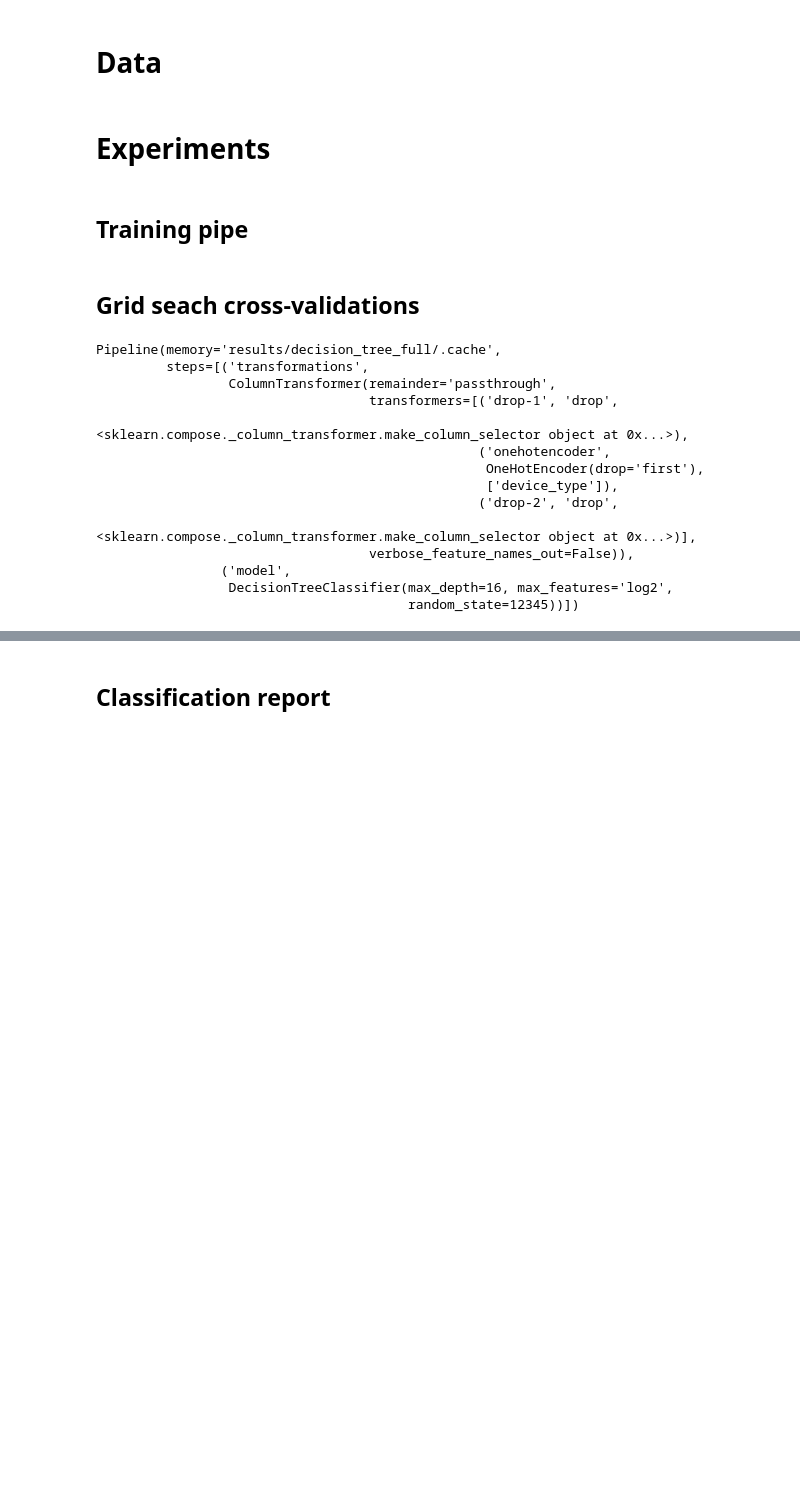
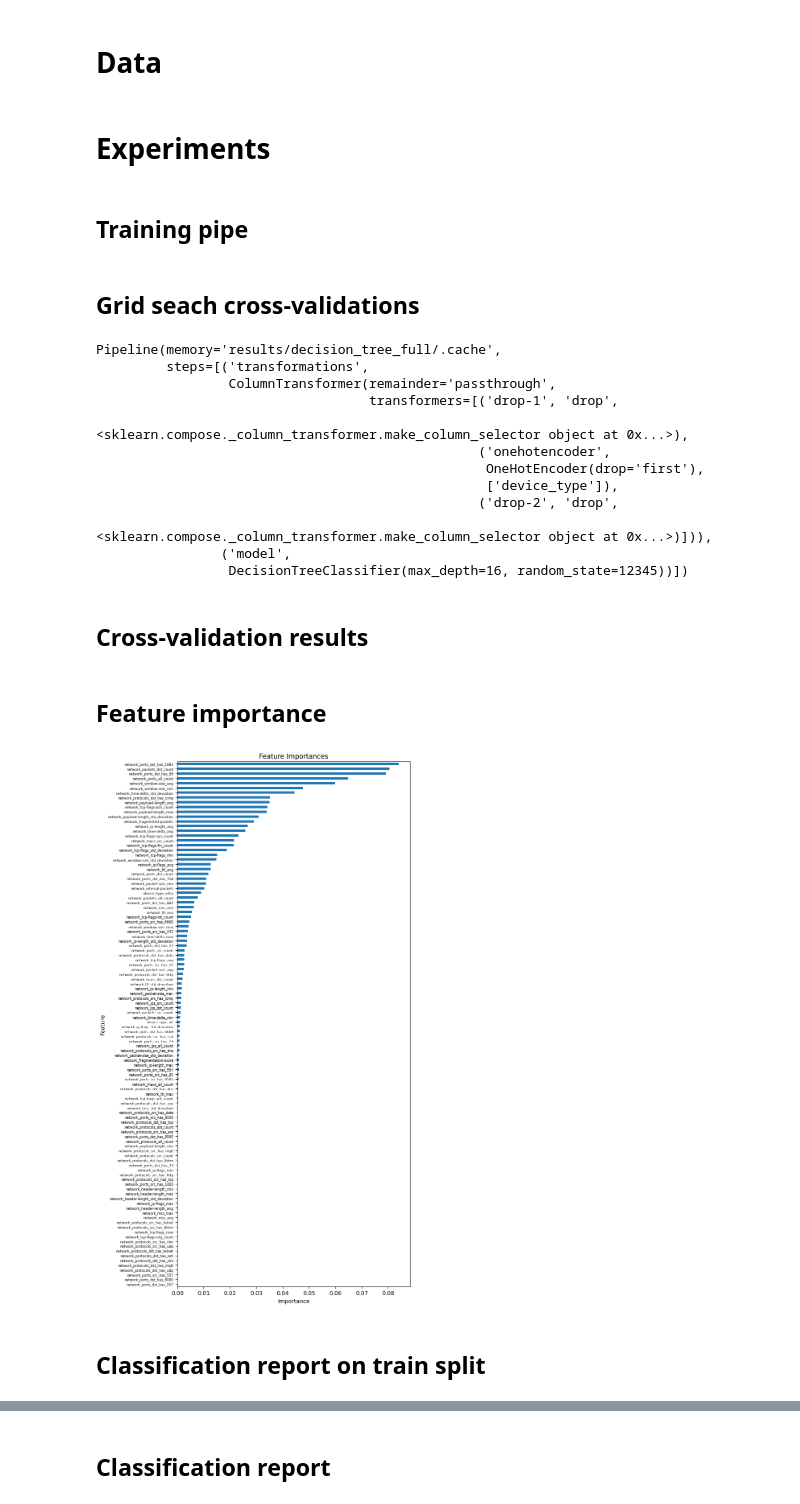
Before and after one commit to nelioasousa/iiot_threat_detec, a Jupyter notebook: experiments/decision_tree.ipynb, the cells around one changed output, grey strips where cells are left out. Drawn from its saved outputs; the diff is of its cells as text; code cells hidden in the pictures; blank space fills up the shorter version.

```diff
--- a/experiments/decision_tree.ipynb
+++ b/experiments/decision_tree.ipynb
@@ -40,16 +40,16 @@ def prepare_experiment(
         experiment["transformers"] = make_column_transformer(
             ("drop", make_column_selector(r"^label")),
             (OneHotEncoder(drop="first"), ["device_type"]),
-            ("drop", make_column_selector(dtype_exclude="number")),
+            ("drop", make_column_selector(dtype_exclude=["number", "bool"])),
             remainder="passthrough",
-            verbose_feature_names_out=False,
+            verbose_feature_names_out=True,
         )
     else:
         experiment["transformers"] = make_column_transformer(
             ("drop", make_column_selector(r"^label")),
-            ("drop", make_column_selector(dtype_exclude="number")),
+            ("drop", make_column_selector(dtype_exclude=["number", "bool"])),
             remainder="passthrough",
-            verbose_feature_names_out=False,
+            verbose_feature_names_out=True,
         )
     results_dir = Path(f"results/decision_tree_{which}/")
     if results_dir.is_dir():
@@ -64,7 +64,7 @@ def prepare_experiment(
     experiment["cache_dir"] = str(cache_dir)
     return experiment
 # %%
-experiment = prepare_experiment(which="full")
+experiment = prepare_experiment(which="full", overwrite=True)
 
 X_train, y_train = experiment["train"]
 sample_weight = experiment["sample_weight"]
@@ -118,8 +118,8 @@ Pipeline(memory='results/decision_tree_full/.cache',
                                                   OneHotEncoder(drop='first'),
                                                   ['device_type']),
                                                  ('drop-2', 'drop',
-                                                  <sklearn.compose._column_transformer.make_column_selector object at 0x...>)],
-                                   verbose_feature_names_out=False)),
+                                                  <sklearn.compose._column_transformer.make_column_selector object at 0x...>)])),
                 ('model',
-                 DecisionTreeClassifier(max_depth=16, max_features='log2',
-                                        random_state=12345))])
+                 DecisionTreeClassifier(max_depth=16, random_state=12345))])
+# %% [markdown]
+## Cross-validation results
@@ -125,0 +129,30 @@ Pipeline(memory='results/decision_tree_full/.cache',
+# %% [markdown]
+## Feature importance
+# %%
+feature_importances = {
+    "feature": [
+        f.split("__")[1]
+        for f in trained_model.steps[0][1].get_feature_names_out()
+    ],
+    "importance": trained_model.steps[1][1].feature_importances_,
+}
+feature_importances = pd.DataFrame(feature_importances)
+feature_importances.sort_values(
+    by="importance", ascending=False, ignore_index=True, inplace=True,
+)
+feature_importances.to_csv(results_dir / "feature_importances.csv", index=False)
+feature_importances["importance"].plot(kind="barh", figsize=(8, 14))
+plt.gca().invert_yaxis()
+plt.yticks(
+    ticks=range(feature_importances.shape[0]), labels=feature_importances["feature"], fontsize=6,
+)
+plt.title(f"Feature Importances")
+plt.xlabel("Importance")
+plt.ylabel("Feature")
+plt.tight_layout()
+plt.savefig(results_dir / f"feature_importances.png", dpi=300)
+plt.show()
+# %% [output]
+[figure, added]
+# %% [markdown]
+## Classification report on train split
```
Also changed, not shown: parts of 15 cells of this notebook, 13 other files.
